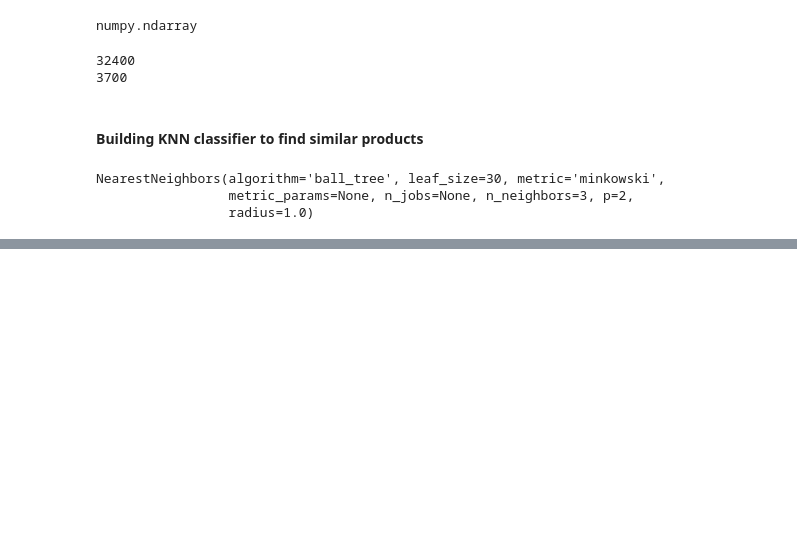
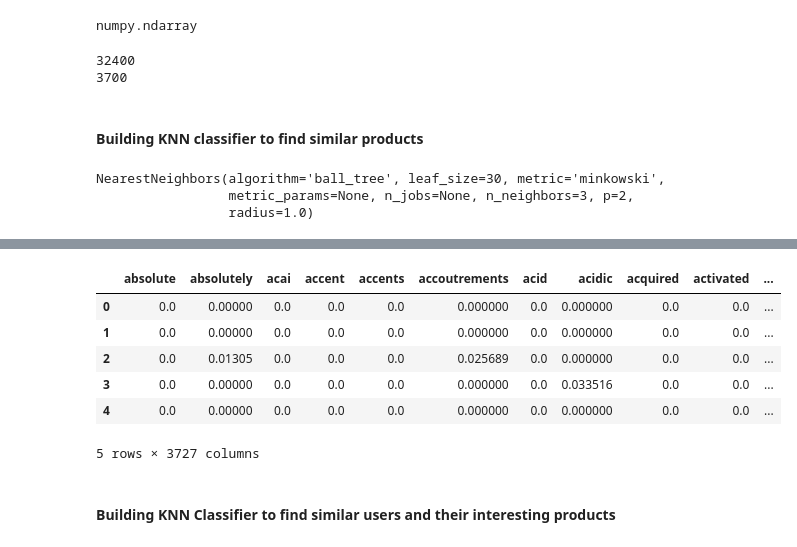
Before and after one commit to kaushik-holla/Recommender-System-Based-on-Food-Reviews, a Jupyter notebook: Recommendation Systems.ipynb, the cells around one changed output, grey strips where cells are left out. Cells and saved outputs as stored; diff of their text form; code cells hidden in the pictures; blank space fills up the shorter version.

Commit message:
Added user based collaborative filtering v2

```diff
--- a/Recommendation Systems.ipynb
+++ b/Recommendation Systems.ipynb
@@ -788,0 +815,5 @@ str(a[1][0]).strip('[]')
+# %%
+total_summary = df2.groupby("UserId")["Summary"].apply(list)
+# %%
+df4 = pd.merge(df3, total_summary, on="UserId", how = "inner")
+df4 = df4[["UserId","Summary","Score"]]
@@ -788,0 +829,5 @@ str(a[1][0]).strip('[]')
+# %%
+df4["CleanedSummary"] = df4["Summary"].apply(cleanup)
+df4.drop_duplicates(["Score"], keep = "last")
+df4.reset_index()
+df4.head()
@@ -788,0 +843,4 @@ str(a[1][0]).strip('[]')
+# %%
+docs = df4["CleanedSummary"]
+tfidf = TfidfVectorizer(stop_words = "english")
+X = tfidf.fit_transform(docs)
@@ -788,0 +867,13 @@ str(a[1][0]).strip('[]')
+# %%
+df5 = pd.DataFrame(X.A, columns = tfidf.get_feature_names())
+df5.head()
+# %% [output]
+|  | absolute | absolutely | acai | accent | accents | accoutrements | acid | acidic | acquired | activated | ... |
+| 0 | 0.0 | 0.00000 | 0.0 | 0.0 | 0.0 | 0.000000 | 0.0 | 0.000000 | 0.0 | 0.0 | ... |
+| 1 | 0.0 | 0.00000 | 0.0 | 0.0 | 0.0 | 0.000000 | 0.0 | 0.000000 | 0.0 | 0.0 | ... |
+| 2 | 0.0 | 0.01305 | 0.0 | 0.0 | 0.0 | 0.025689 | 0.0 | 0.000000 | 0.0 | 0.0 | ... |
+| 3 | 0.0 | 0.00000 | 0.0 | 0.0 | 0.0 | 0.000000 | 0.0 | 0.033516 | 0.0 | 0.0 | ... |
+| 4 | 0.0 | 0.00000 | 0.0 | 0.0 | 0.0 | 0.000000 | 0.0 | 0.000000 | 0.0 | 0.0 | ... |
+5 rows × 3727 columns
+# %% [markdown]
+#### Building KNN Classifier to find similar users and their interesting products
```
Also changed, not shown: parts of 37 cells of this notebook.
